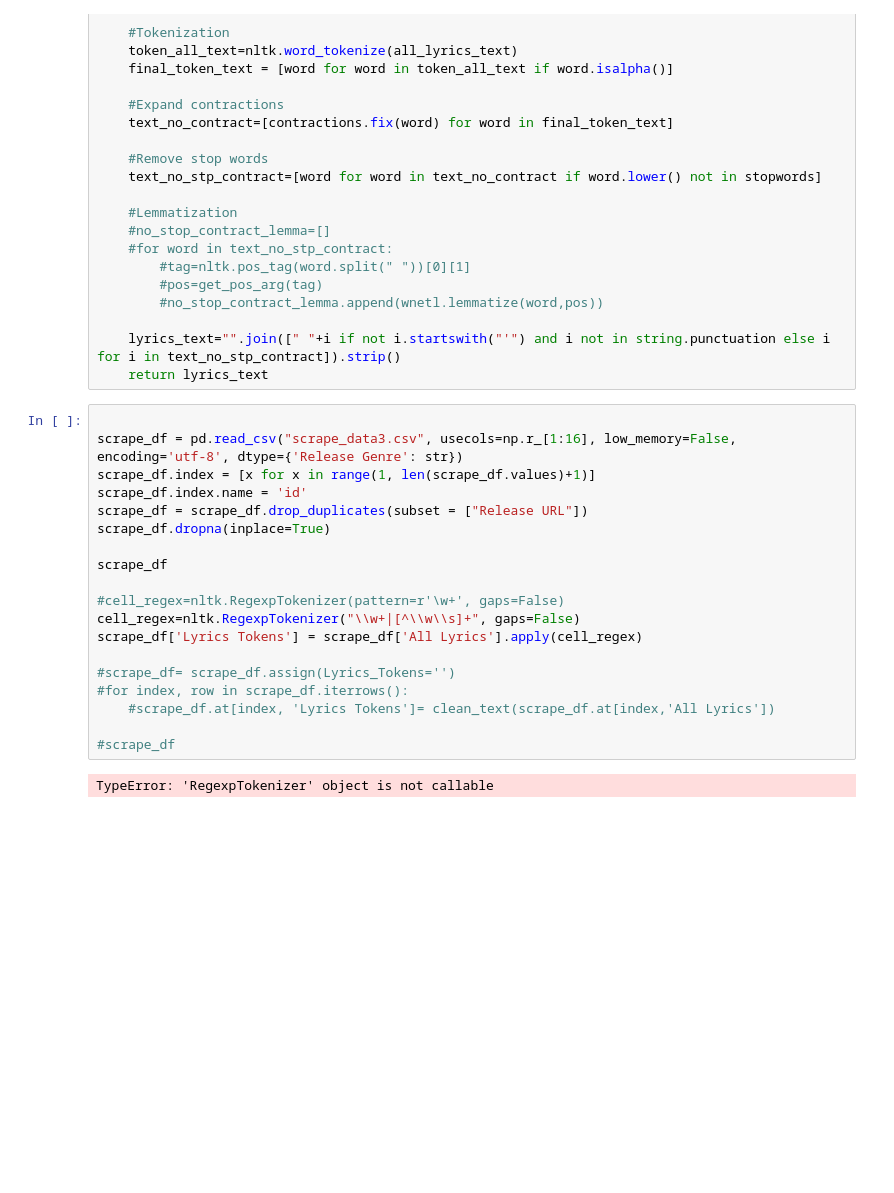
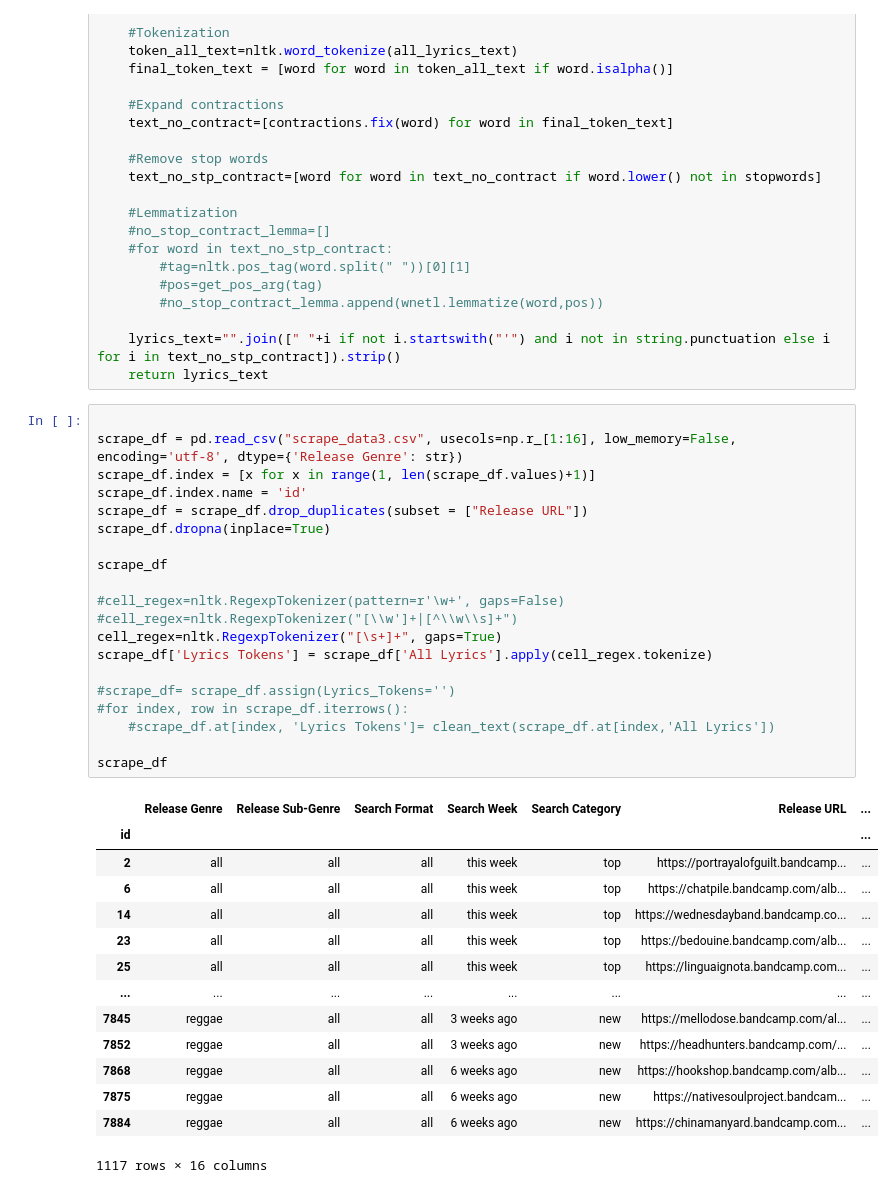
Before and after one commit to samrubicon/COMP4447_FinalProject, a Jupyter notebook: nlp.ipynb, the cells around one changed output. Drawn from its saved outputs; the diff is of its cells as text; blank space fills up the shorter version.

```diff
--- a/nlp.ipynb
+++ b/nlp.ipynb
@@ -36,21 +36,35 @@ def clean_text(row):
 # %%
 
 scrape_df = pd.read_csv("scrape_data3.csv", usecols=np.r_[1:16], low_memory=False, encoding='utf-8', dtype={'Release Genre': str})
 scrape_df.index = [x for x in range(1, len(scrape_df.values)+1)]
 scrape_df.index.name = 'id'
 scrape_df = scrape_df.drop_duplicates(subset = ["Release URL"])
 scrape_df.dropna(inplace=True)
 
 scrape_df
 
 #cell_regex=nltk.RegexpTokenizer(pattern=r'\w+', gaps=False)
-cell_regex=nltk.RegexpTokenizer("\\w+|[^\\w\\s]+", gaps=False)
-scrape_df['Lyrics Tokens'] = scrape_df['All Lyrics'].apply(cell_regex)
+#cell_regex=nltk.RegexpTokenizer("[\\w']+|[^\\w\\s]+")
+cell_regex=nltk.RegexpTokenizer("[\s+]+", gaps=True)
+scrape_df['Lyrics Tokens'] = scrape_df['All Lyrics'].apply(cell_regex.tokenize)
 
 #scrape_df= scrape_df.assign(Lyrics_Tokens='')
 #for index, row in scrape_df.iterrows():
     #scrape_df.at[index, 'Lyrics Tokens']= clean_text(scrape_df.at[index,'All Lyrics'])
 
-#scrape_df
+scrape_df
 # %% [output]
+|  | Release Genre | Release Sub-Genre | Search Format | Search Week | Search Category | Release URL | ... |
+| id |  |  |  |  |  |  | ... |
+| 2 | all | all | all | this week | top | https://portrayalofguilt.bandcamp... | ... |
+| 6 | all | all | all | this week | top | https://chatpile.bandcamp.com/alb... | ... |
+| 14 | all | all | all | this week | top | https://wednesdayband.bandcamp.co... | ... |
+| 23 | all | all | all | this week | top | https://bedouine.bandcamp.com/alb... | ... |
+| 25 | all | all | all | this week | top | https://linguaignota.bandcamp.com... | ... |
+| ... | ... | ... | ... | ... | ... | ... | ... |
+| 7845 | reggae | all | all | 3 weeks ago | new | https://mellodose.bandcamp.com/al... | ... |
+| 7852 | reggae | all | all | 3 weeks ago | new | https://headhunters.bandcamp.com/... | ... |
+| 7868 | reggae | all | all | 6 weeks ago | new | https://hookshop.bandcamp.com/alb... | ... |
+| 7875 | reggae | all | all | 6 weeks ago | new | https://nativesoulproject.bandcam... | ... |
+| 7884 | reggae | all | all | 6 weeks ago | new | https://chinamanyard.bandcamp.com... | ... |
-TypeError: 'RegexpTokenizer' object is not callable
+1117 rows × 16 columns
```
Also changed, not shown: parts of 9 cells of this notebook.
